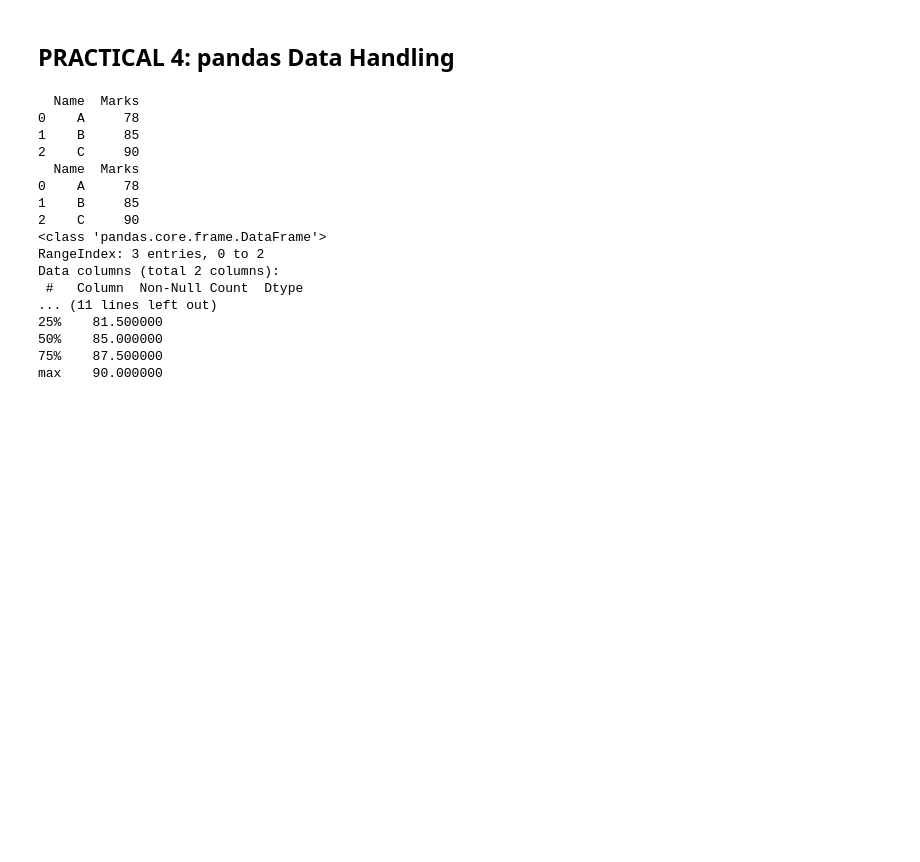
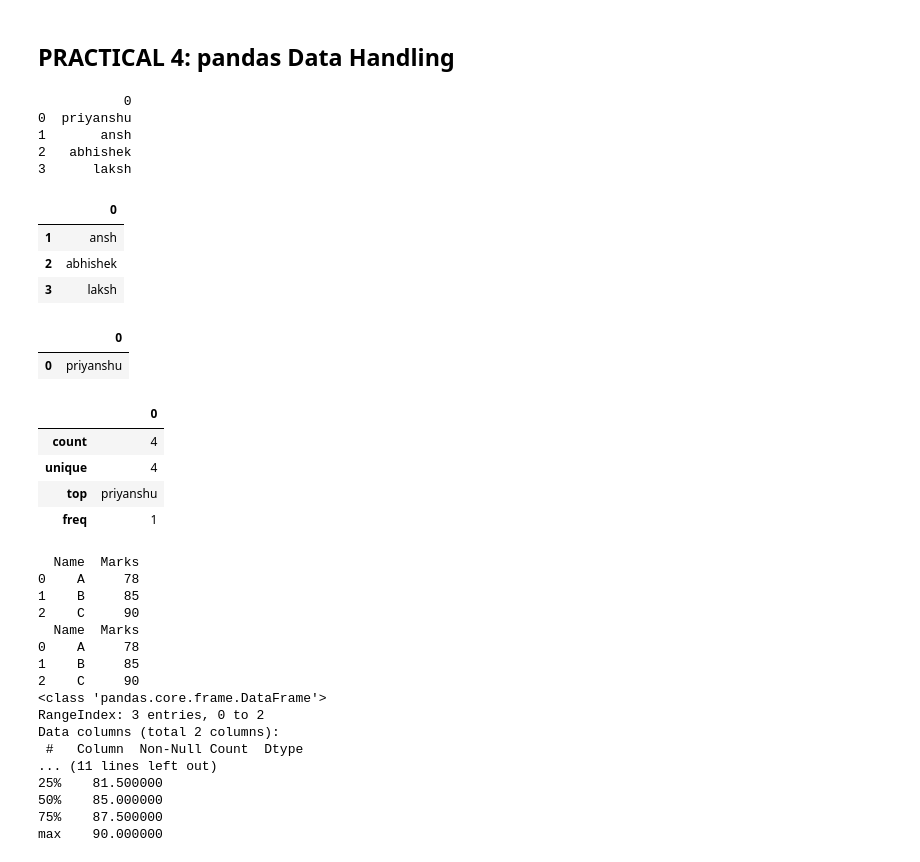
Before and after one commit to Priyansuh04/Python-Programs, a Jupyter notebook: ml.ipynb, the cells around one changed output. Cells and saved outputs as stored; diff of their text form; code cells hidden in the pictures; blank space fills up the shorter version.

```diff
--- a/ml.ipynb
+++ b/ml.ipynb
@@ -75,6 +98,38 @@ print(arr * 2)
 [ 2  4  6  8 10]
 # %% [markdown]
 ## PRACTICAL 4: pandas Data Handling
+# %%
+import pandas as pd
+name = ["priyanshu","ansh","abhishek","laksh"]
+score = [78,89,67,56]
+df = pd.DataFrame(name)
+print(df)
+# %% [output]
+           0
+0  priyanshu
+1       ansh
+2   abhishek
+3      laksh
+# %%
+df.tail(-1)
+# %% [output]
+|  | 0 |
+| 1 | ansh |
+| 2 | abhishek |
+| 3 | laksh |
+# %%
+df.head(1)
+# %% [output]
+|  | 0 |
+| 0 | priyanshu |
+# %%
+df.describe()
+# %% [output]
+|  | 0 |
+| count | 4 |
+| unique | 4 |
+| top | priyanshu |
+| freq | 1 |
 # %%
 import pandas as pd
 
```
Also changed, not shown: parts of 9 cells of this notebook.
